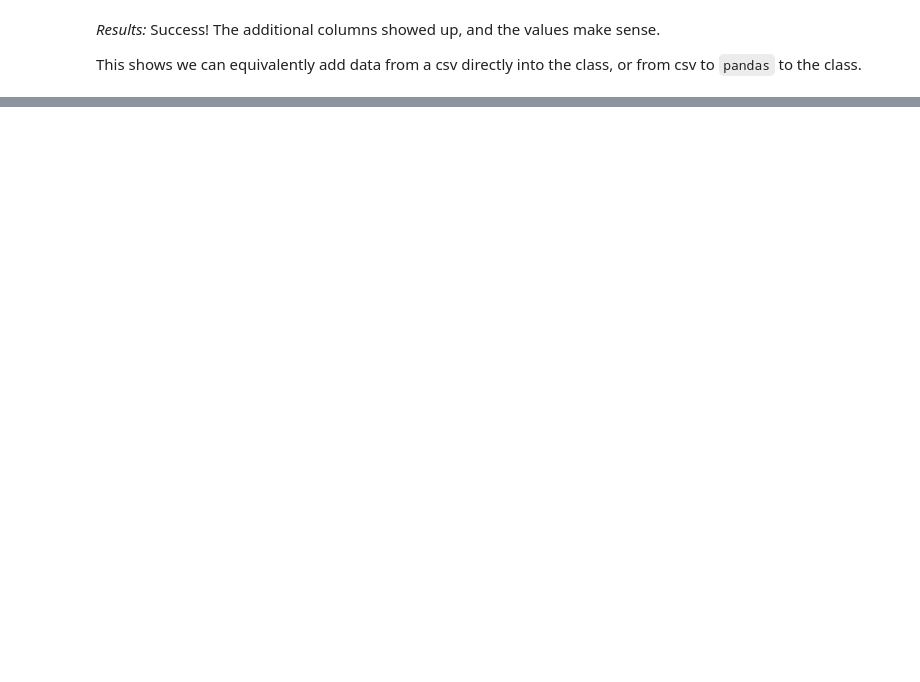
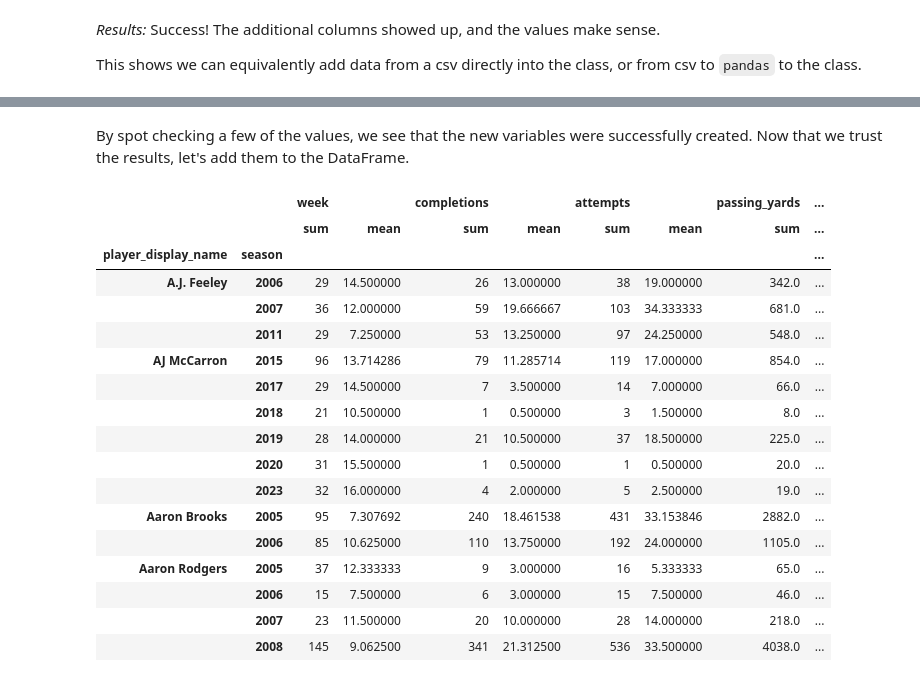
Before and after one commit to trevorlillywhite/_Project2_Lillywhite_NCSUST554, a Jupyter notebook: Project2_Lillywhite_NCSU_ST554.ipynb, the cells around one changed output, grey strips where cells are left out. Saved outputs shown, nothing was run; the diff lists cells and outputs as text; code cells hidden in the pictures; blank space fills up the shorter version.

```diff
--- a/Project2_Lillywhite_NCSU_ST554.ipynb
+++ b/Project2_Lillywhite_NCSU_ST554.ipynb
@@ -893,0 +1029,5 @@ The first section will be completed solely using `pandas-on-Spark`
+# %%
+# Group and aggregate
+view3 = subset2.groupby(['player_display_name', 'season'])\
+               .agg(['sum', 'mean'])
+view3.head()
@@ -893,0 +1052,4 @@ The first section will be completed solely using `pandas-on-Spark`
+# %%
+# Sort DataFrame
+view3.sort_index(level=[0, 1], ascending = True, inplace = True)
+view3.head(15)
@@ -893,0 +1129,26 @@ The first section will be completed solely using `pandas-on-Spark`
+# %% [markdown]
+By spot checking a few of the values, we see that the new variables were successfully created. Now that we trust the results, let's add them to the DataFrame.
+# %%
+# Add variables to the view3 DataFrame
+view3['completion_percentage'] = completion_percentage
+view3['td_int_ratio'] = td_int_ratio
+view3.head(15)
+# %% [output]
+|  |  | week |  | completions |  | attempts |  | passing_yards | ... |
+|  |  | sum | mean | sum | mean | sum | mean | sum | ... |
+| player_display_name | season |  |  |  |  |  |  |  | ... |
+| A.J. Feeley | 2006 | 29 | 14.500000 | 26 | 13.000000 | 38 | 19.000000 | 342.0 | ... |
+|  | 2007 | 36 | 12.000000 | 59 | 19.666667 | 103 | 34.333333 | 681.0 | ... |
+|  | 2011 | 29 | 7.250000 | 53 | 13.250000 | 97 | 24.250000 | 548.0 | ... |
+| AJ McCarron | 2015 | 96 | 13.714286 | 79 | 11.285714 | 119 | 17.000000 | 854.0 | ... |
+|  | 2017 | 29 | 14.500000 | 7 | 3.500000 | 14 | 7.000000 | 66.0 | ... |
+|  | 2018 | 21 | 10.500000 | 1 | 0.500000 | 3 | 1.500000 | 8.0 | ... |
+|  | 2019 | 28 | 14.000000 | 21 | 10.500000 | 37 | 18.500000 | 225.0 | ... |
+|  | 2020 | 31 | 15.500000 | 1 | 0.500000 | 1 | 0.500000 | 20.0 | ... |
+|  | 2023 | 32 | 16.000000 | 4 | 2.000000 | 5 | 2.500000 | 19.0 | ... |
+| Aaron Brooks | 2005 | 95 | 7.307692 | 240 | 18.461538 | 431 | 33.153846 | 2882.0 | ... |
+|  | 2006 | 85 | 10.625000 | 110 | 13.750000 | 192 | 24.000000 | 1105.0 | ... |
+| Aaron Rodgers | 2005 | 37 | 12.333333 | 9 | 3.000000 | 16 | 5.333333 | 65.0 | ... |
+|  | 2006 | 15 | 7.500000 | 6 | 3.000000 | 15 | 7.500000 | 46.0 | ... |
+|  | 2007 | 23 | 11.500000 | 20 | 10.000000 | 28 | 14.000000 | 218.0 | ... |
+|  | 2008 | 145 | 9.062500 | 341 | 21.312500 | 536 | 33.500000 | 4038.0 | ... |
```
Also changed, not shown: parts of 43 cells of this notebook.
